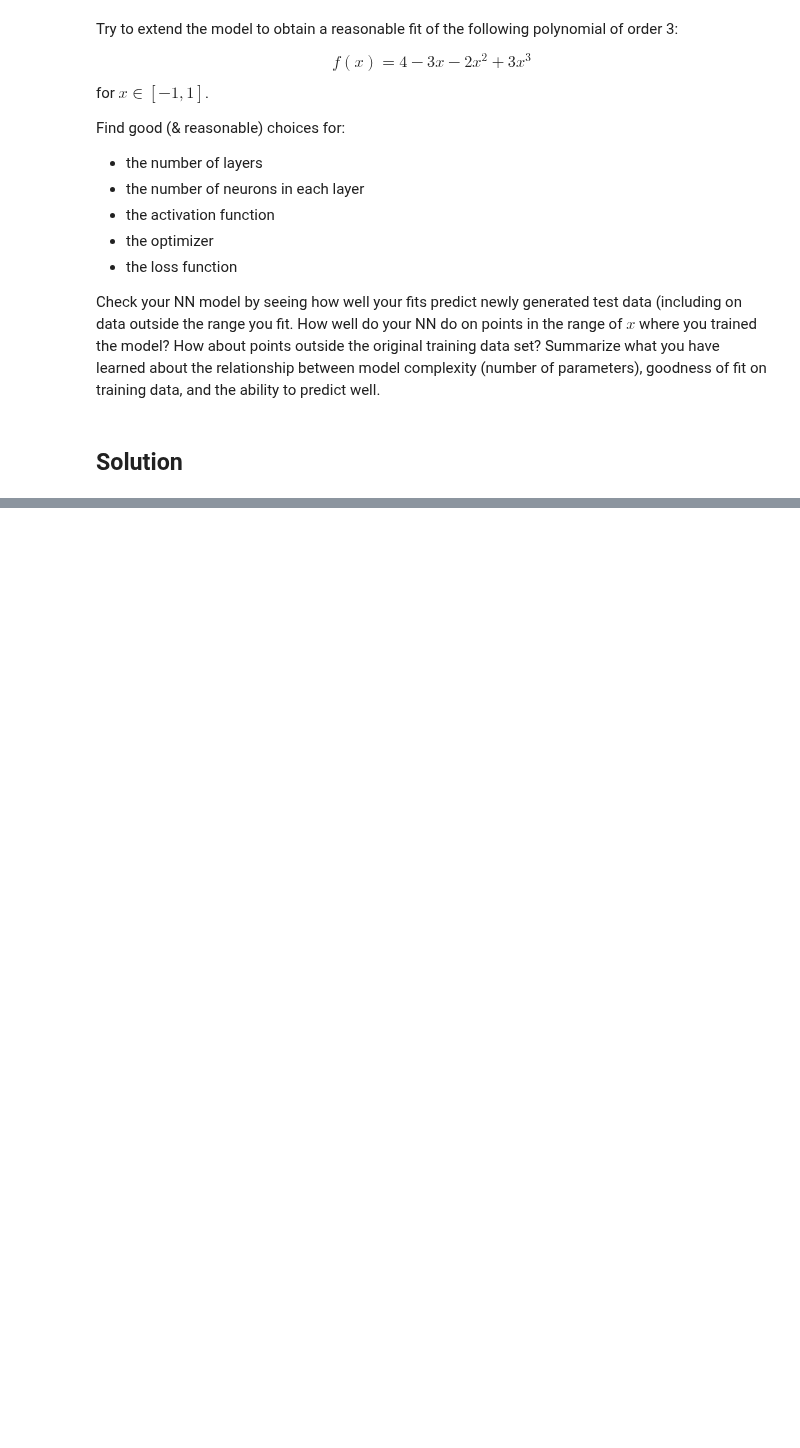
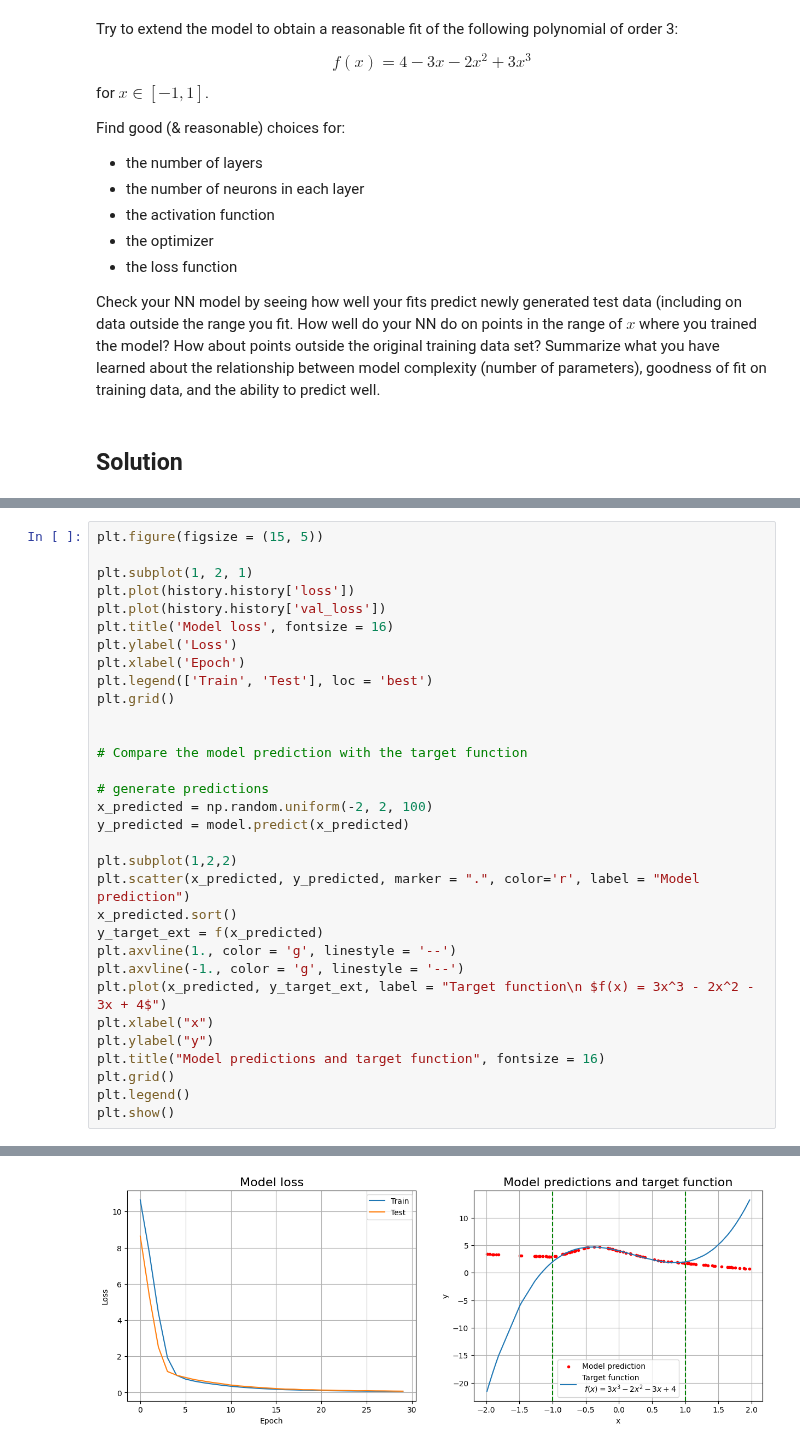
Before and after one commit to tommasoperitoree/Numerical_Simulation_Laboratory, a Jupyter notebook: LSN_11/LSN_11.2.ipynb, the cells around one changed output, grey strips where cells are left out. Drawn from its saved outputs; the diff is of its cells as text; blank space fills up the shorter version.

```diff
--- a/LSN_11/LSN_11.2.ipynb
+++ b/LSN_11/LSN_11.2.ipynb
@@ -209,0 +152,33 @@ plt.show()
+# %%
+plt.figure(figsize = (15, 5))
+
+plt.subplot(1, 2, 1)
+plt.plot(history.history['loss'])
+plt.plot(history.history['val_loss'])
+plt.title('Model loss', fontsize = 16)
+plt.ylabel('Loss')
+plt.xlabel('Epoch')
+plt.legend(['Train', 'Test'], loc = 'best')
+plt.grid()
+
+
+# Compare the model prediction with the target function
+
+# generate predictions
+x_predicted = np.random.uniform(-2, 2, 100)
+y_predicted = model.predict(x_predicted)
+
+plt.subplot(1,2,2)
+plt.scatter(x_predicted, y_predicted, marker = ".", color='r', label = "Model prediction")
+x_predicted.sort()
+y_target_ext = f(x_predicted)
+plt.axvline(1., color = 'g', linestyle = '--')
+plt.axvline(-1., color = 'g', linestyle = '--')
+plt.plot(x_predicted, y_target_ext, label = "Target function\n $f(x) = 3x^3 - 2x^2 - 3x + 4$")
+plt.xlabel("x")
+plt.ylabel("y")
+plt.title("Model predictions and target function", fontsize = 16)
+plt.grid()
+plt.legend()
+plt.show()
+# %% [output]
@@ -209,0 +186 @@ plt.show()
+[figure, added]
```
Also changed, not shown: parts of 18 cells of this notebook, 1 other file.
